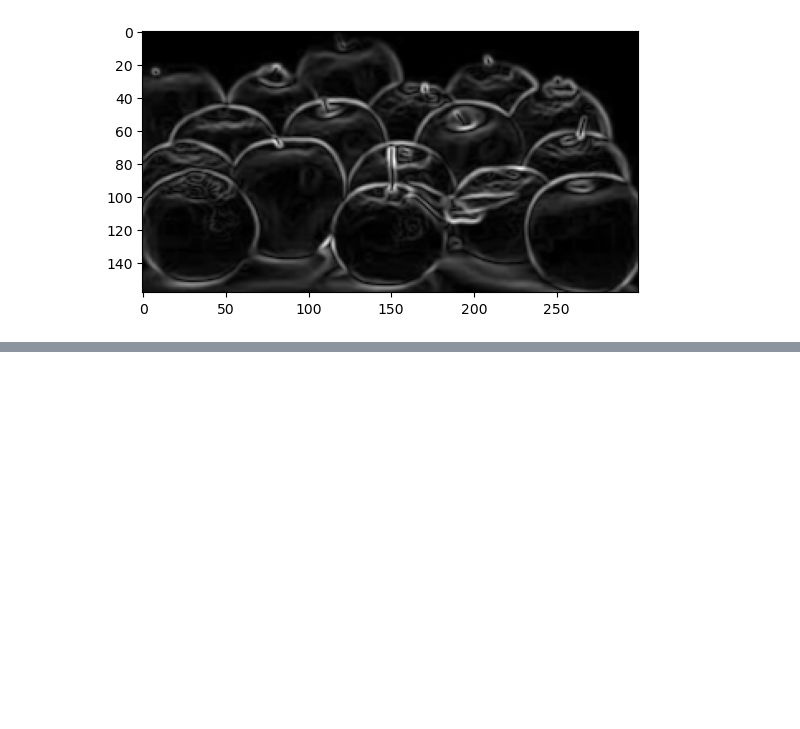
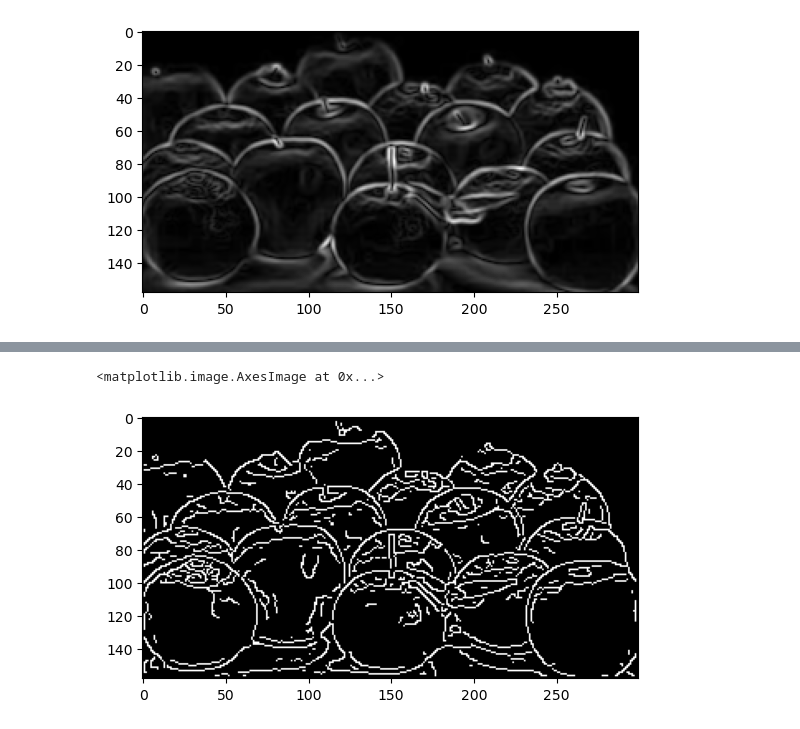
Before and after one commit to Dananjay996/MachineVision, a Jupyter notebook: Lab6.ipynb, the cells around one changed output, grey strips where cells are left out. Saved outputs shown, nothing was run; the diff lists cells and outputs as text; code cells hidden in the pictures; blank space fills up the shorter version.

Commit message:
canny edge from scratch

```diff
--- a/Lab6.ipynb
+++ b/Lab6.ipynb
@@ -90,11 +90,12 @@ def sobel(image, filter):
     gradient_magnitude = np.sqrt(np.square(imagex) + np.square(imagey))
 
     gradient_magnitude *= 255.0 / gradient_magnitude.max()
+    angle = np.arctan2(imagey, imagex)
 
-    return gradient_magnitude
+    return (gradient_magnitude,angle)
 
 sobel_kernel = np.array([[-1, 0, 1], [-2, 0, 2], [-1, 0, 1]])
-sobel_filtered_image = sobel(gaussian_filtered_image, sobel_kernel)
+sobel_filtered_image, sobel_theta = sobel(gaussian_filtered_image, sobel_kernel)
 # %%
 plt.imshow(sobel_filtered_image, cmap='gray')
 # %% [output]
@@ -104,0 +148,37 @@ plt.imshow(sobel_filtered_image, cmap='gray')
+# %%
+# Double Thresholding
+def double_thresholding(nms):
+    high_threshold = nms.max() * 0.1
+    low_threshold = high_threshold * 0.5
+
+    res = np.zeros_like(nms)
+    strong = np.int32(255)
+    weak = np.int32(75)
+
+    # Unpack the result correctly
+    strong_indices = np.where(nms >= high_threshold)
+    weak_indices = np.where((nms <= high_threshold) & (nms >= low_threshold))
+
+    # Assign the indices to the result array
+    res[strong_indices] = strong
+    res[weak_indices] = weak
+
+    # Step 6: Edge Tracking by Hysteresis
+    for i in range(1, res.shape[0] - 1):
+        for j in range(1, res.shape[1] - 1):
+            if (res[i, j] == weak):
+                if ((res[i + 1, j - 1] == strong) or (res[i + 1, j] == strong) or (res[i + 1, j + 1] == strong)
+                        or (res[i, j - 1] == strong) or (res[i, j + 1] == strong)
+                        or (res[i - 1, j - 1] == strong) or (res[i - 1, j] == strong) or (res[i - 1, j + 1] == strong)):
+                    res[i, j] = strong
+                else:
+                    res[i, j] = 0
+
+    return res
+
+canny_edge_detected_image = double_thresholding(non_max_supressed_image)
+# %%
+plt.imshow(canny_edge_detected_image, cmap='gray')
+# %% [output]
+<matplotlib.image.AxesImage at 0x...>
+[figure, added]
```
Also changed, not shown: parts of 4 cells of this notebook.
